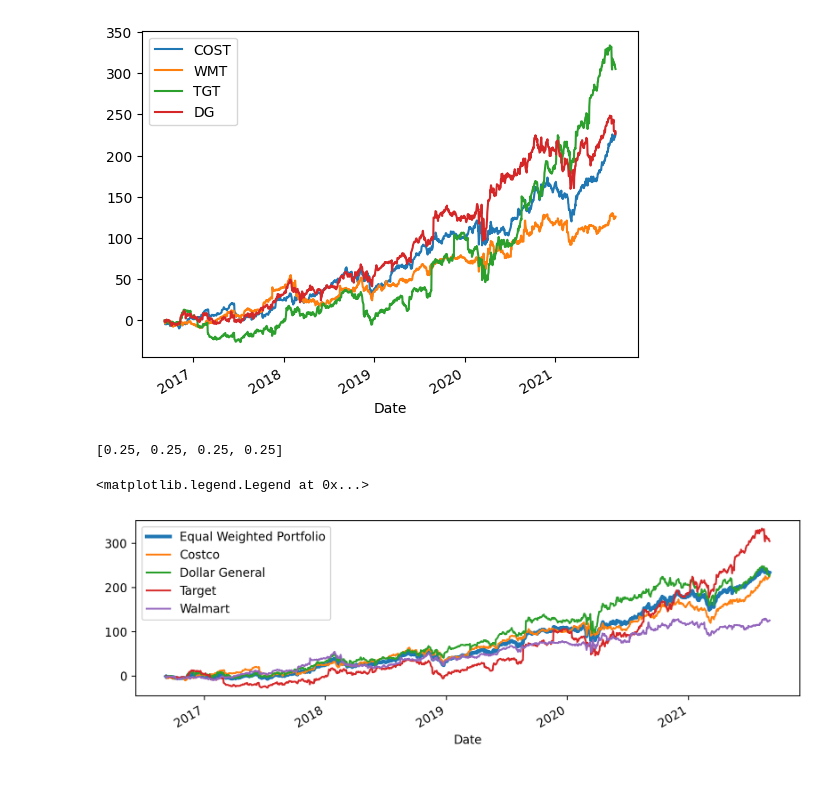
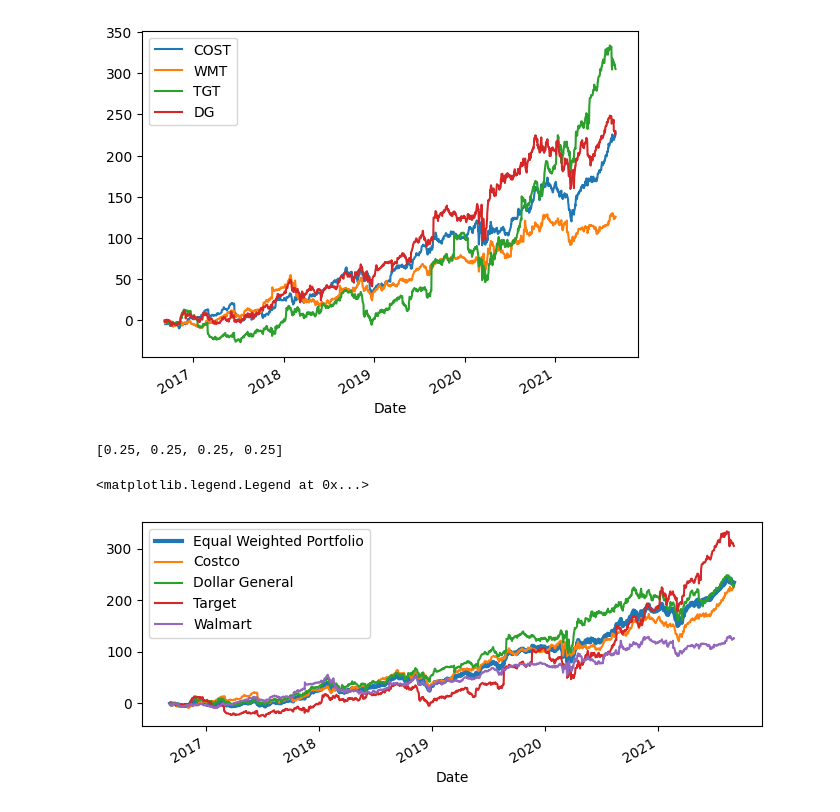
Before and after one commit to mattwalmsley/financial-modelling, a Jupyter notebook: quant-library/python/systematic-trading/basic_concepts.ipynb, the cells around one changed output. Drawn from its saved outputs; the diff is of its cells as text; code cells hidden in the pictures; blank space fills up the shorter version.

```diff
--- a/quant-library/python/systematic-trading/basic_concepts.ipynb
+++ b/quant-library/python/systematic-trading/basic_concepts.ipynb
@@ -217,19 +218,19 @@ retail_cumulative_returns_df.plot()
 # %%
 n = len(retail_cumulative_returns_df.columns)
 equal_weightings = n * [1 / n]
 print(equal_weightings)
 retail_weighted_daily_returns = np.dot(equal_weightings, retail_daily_returns_df.transpose())
 retail_weighted_cumulative_returns = ((1 + retail_weighted_daily_returns).cumprod()-1) * 100 # np.dot([a, b], [x, y]) => a * x + b * y
 retail_weighted_cumulative_returns_series = pd.Series(retail_weighted_cumulative_returns, index=retail_daily_returns_df.index)
 
-plt.figure(figsize=(10,3), dpi=200)
+plt.figure(figsize=(8,3))
 retail_weighted_cumulative_returns_series.plot(label="Equal Weighted Portfolio", linewidth=3)
 retail_cumulative_returns_df['COST'].plot(label="Costco")
 retail_cumulative_returns_df['DG'].plot(label="Dollar General")
 retail_cumulative_returns_df['TGT'].plot(label="Target")
 retail_cumulative_returns_df['WMT'].plot(label="Walmart")
 plt.legend()
 # %% [output]
 [0.25, 0.25, 0.25, 0.25]
 <matplotlib.legend.Legend at 0x...>
-[figure, old version]
+[figure, new version]
```
Also changed, not shown: parts of 15 cells of this notebook.
